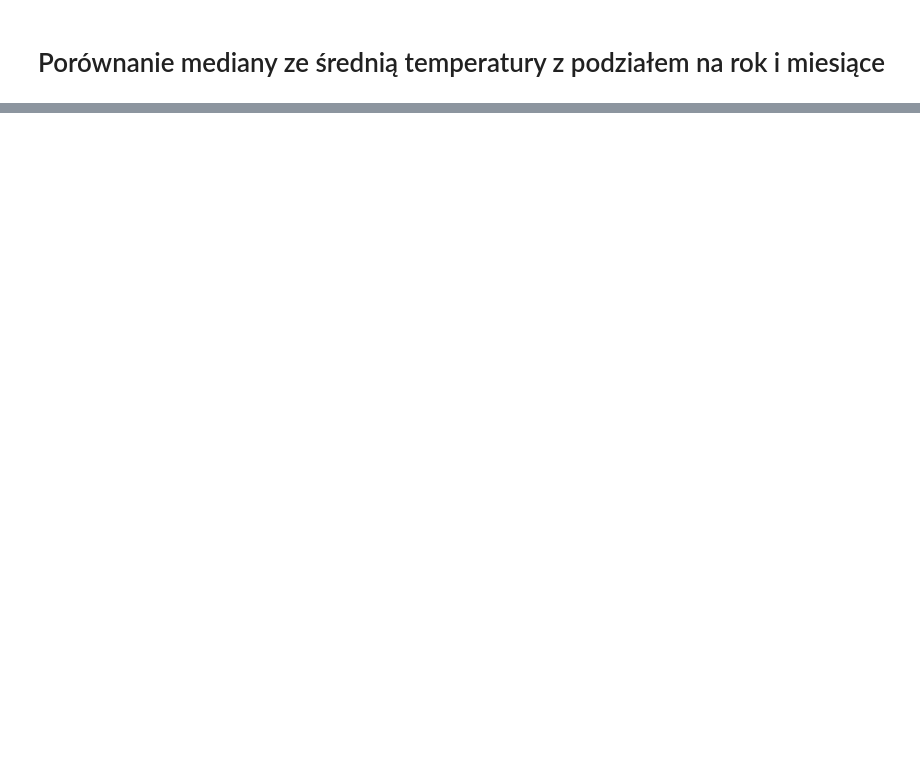
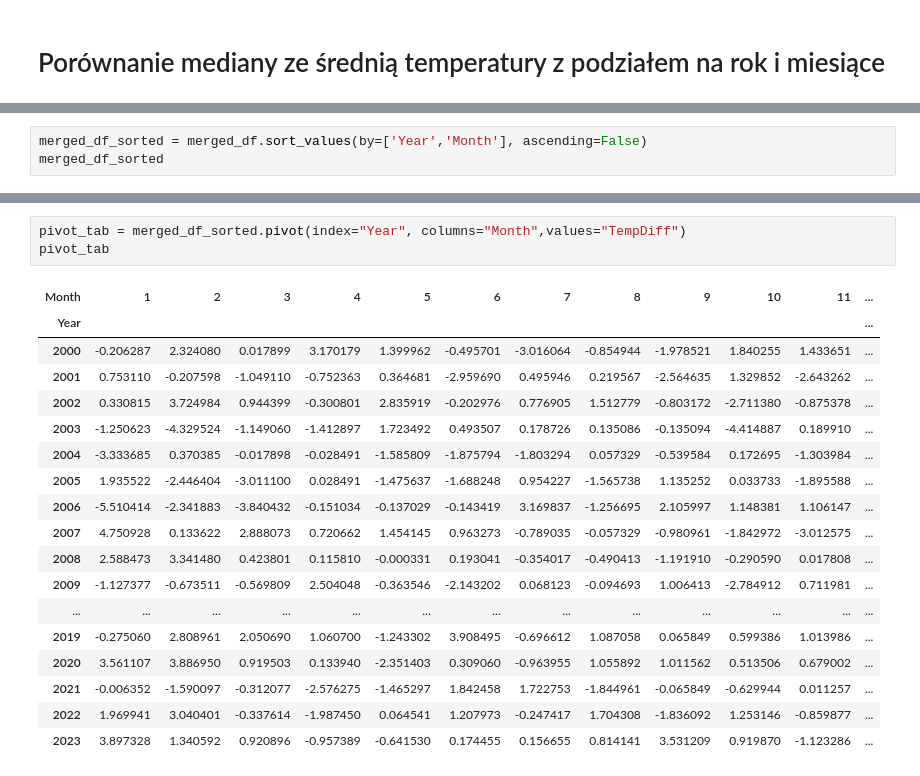
Before and after one commit to xeloth12/jupynotes, a Jupyter notebook: Lab2_DanePogodowe.ipynb, the cells around one changed output, grey strips where cells are left out. Cells and saved outputs as stored; diff of their text form; blank space fills up the shorter version.

```diff
--- a/Lab2_DanePogodowe.ipynb
+++ b/Lab2_DanePogodowe.ipynb
@@ -158,0 +205,3 @@ plt.show()
+# %%
+merged_df_sorted = merged_df.sort_values(by=['Year','Month'], ascending=False)
+merged_df_sorted
@@ -158,0 +222,22 @@ plt.show()
+# %%
+pivot_tab = merged_df_sorted.pivot(index="Year", columns="Month",values="TempDiff")
+pivot_tab
+# %% [output]
+| Month | 1 | 2 | 3 | 4 | 5 | 6 | 7 | 8 | 9 | 10 | 11 | ... |
+| Year |  |  |  |  |  |  |  |  |  |  |  | ... |
+| 2000 | -0.206287 | 2.324080 | 0.017899 | 3.170179 | 1.399962 | -0.495701 | -3.016064 | -0.854944 | -1.978521 | 1.840255 | 1.433651 | ... |
+| 2001 | 0.753110 | -0.207598 | -1.049110 | -0.752363 | 0.364681 | -2.959690 | 0.495946 | 0.219567 | -2.564635 | 1.329852 | -2.643262 | ... |
+| 2002 | 0.330815 | 3.724984 | 0.944399 | -0.300801 | 2.835919 | -0.202976 | 0.776905 | 1.512779 | -0.803172 | -2.711380 | -0.875378 | ... |
+| 2003 | -1.250623 | -4.329524 | -1.149060 | -1.412897 | 1.723492 | 0.493507 | 0.178726 | 0.135086 | -0.135094 | -4.414887 | 0.189910 | ... |
+| 2004 | -3.333685 | 0.370385 | -0.017898 | -0.028491 | -1.585809 | -1.875794 | -1.803294 | 0.057329 | -0.539584 | 0.172695 | -1.303984 | ... |
+| 2005 | 1.935522 | -2.446404 | -3.011100 | 0.028491 | -1.475637 | -1.688248 | 0.954227 | -1.565738 | 1.135252 | 0.033733 | -1.895588 | ... |
+| 2006 | -5.510414 | -2.341883 | -3.840432 | -0.151034 | -0.137029 | -0.143419 | 3.169837 | -1.256695 | 2.105997 | 1.148381 | 1.106147 | ... |
+| 2007 | 4.750928 | 0.133622 | 2.888073 | 0.720662 | 1.454145 | 0.963273 | -0.789035 | -0.057329 | -0.980961 | -1.842972 | -3.012575 | ... |
+| 2008 | 2.588473 | 3.341480 | 0.423801 | 0.115810 | -0.000331 | 0.193041 | -0.354017 | -0.490413 | -1.191910 | -0.290590 | 0.017808 | ... |
+| 2009 | -1.127377 | -0.673511 | -0.569809 | 2.504048 | -0.363546 | -2.143202 | 0.068123 | -0.094693 | 1.006413 | -2.784912 | 0.711981 | ... |
+| ... | ... | ... | ... | ... | ... | ... | ... | ... | ... | ... | ... | ... |
+| 2019 | -0.275060 | 2.808961 | 2.050690 | 1.060700 | -1.243302 | 3.908495 | -0.696612 | 1.087058 | 0.065849 | 0.599386 | 1.013986 | ... |
+| 2020 | 3.561107 | 3.886950 | 0.919503 | 0.133940 | -2.351403 | 0.309060 | -0.963955 | 1.055892 | 1.011562 | 0.513506 | 0.679002 | ... |
+| 2021 | -0.006352 | -1.590097 | -0.312077 | -2.576275 | -1.465297 | 1.842458 | 1.722753 | -1.844961 | -0.065849 | -0.629944 | 0.011257 | ... |
+| 2022 | 1.969941 | 3.040401 | -0.337614 | -1.987450 | 0.064541 | 1.207973 | -0.247417 | 1.704308 | -1.836092 | 1.253146 | -0.859877 | ... |
+| 2023 | 3.897328 | 1.340592 | 0.920896 | -0.957389 | -0.641530 | 0.174455 | 0.156655 | 0.814141 | 3.531209 | 0.919870 | -1.123286 | ... |
```
Also changed, not shown: parts of 16 cells of this notebook.
